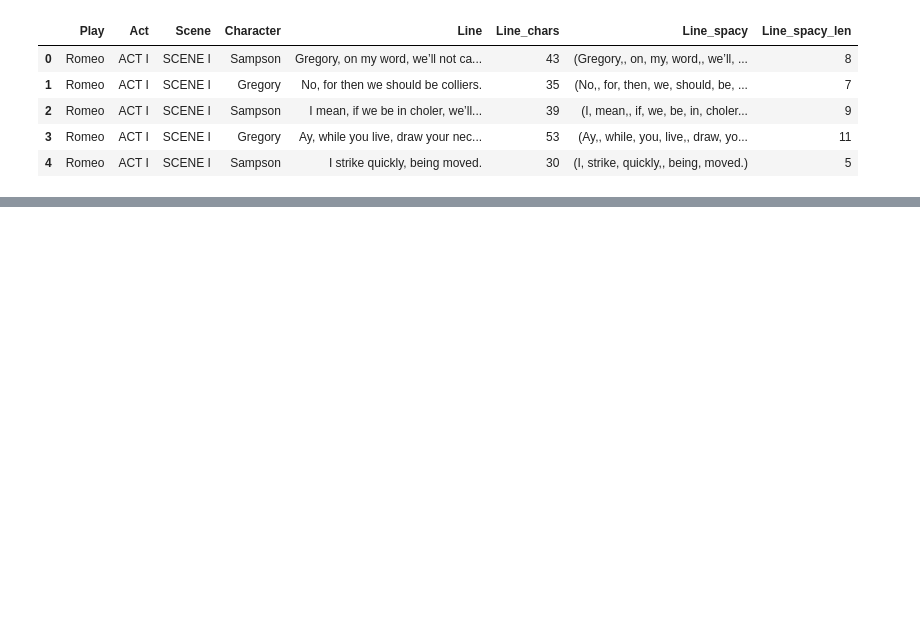
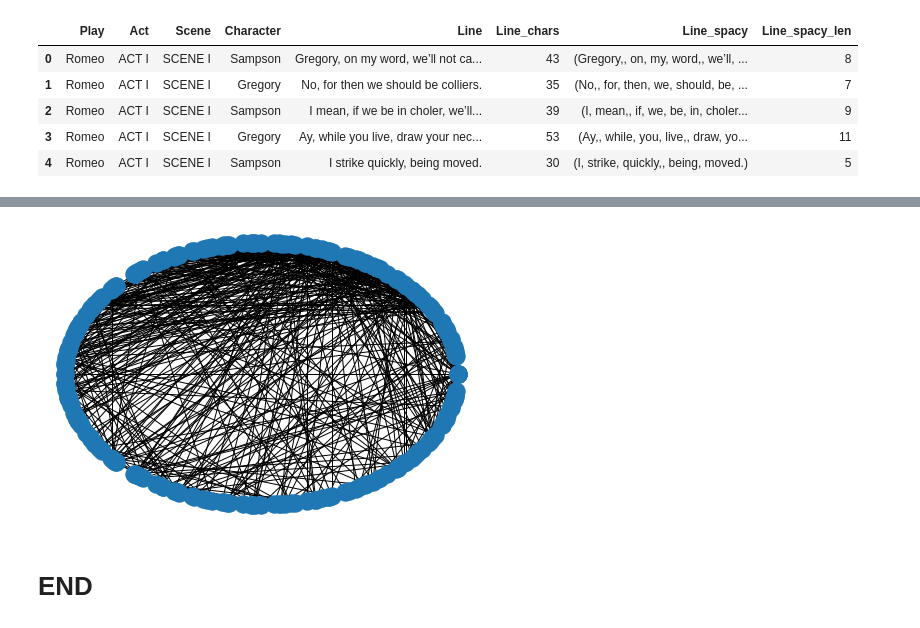
Before and after one commit to Bcromas/shakespearean_networks, a Jupyter notebook: networksFromJSON.ipynb, the cells around one changed output, grey strips where cells are left out. Saved outputs shown, nothing was run; the diff lists cells and outputs as text; code cells hidden in the pictures; blank space fills up the shorter version.

Commit message:
start making graphs

```diff
--- a/networksFromJSON.ipynb
+++ b/networksFromJSON.ipynb
@@ -5,7 +5,7 @@ import json
 df = pd.DataFrame(columns=['Play','Act','Scene','Character','Line'])
 # %%
 data = None
-with open('data/shakespeare_acts_scenes.json') as f:
+with open('output/shakespeare_acts_scenes.json') as f:
     data = json.load(f)
 # %%
 for play_name,play_content in data.items():
@@ -40,0 +45,18 @@ df.head()
+# %%
+all_plays = []
+# %%
+for play in df['Play'].unique():
+    G = nx.Graph(name=play)
+    temp_df = df[df['Play']==play]
+    for i in range(len(temp_df.index)):
+        try:
+            if G.has_edge(temp_df.iloc[i]['Character'],temp_df.iloc[i+1]['Character']):
+                G.edges()[temp_df.iloc[i]['Character'],temp_df.iloc[i+1]['Character']]['weight']+=1
+            else:
+                G.add_edge(temp_df.iloc[i]['Character'],temp_df.iloc[i+1]['Character'], weight=1)
+        except:
+            pass
+    all_plays.append(G)
+# %%
+for i in all_plays:
+    print(nx.info(i),'\n')
@@ -40,0 +81,7 @@ df.head()
+# %%
+for i in all_plays:
+    nx.draw_circular(i)
+# %% [output]
+[figure, added]
+# %% [markdown]
+# END
```
Also changed, not shown: parts of 3 cells of this notebook.
